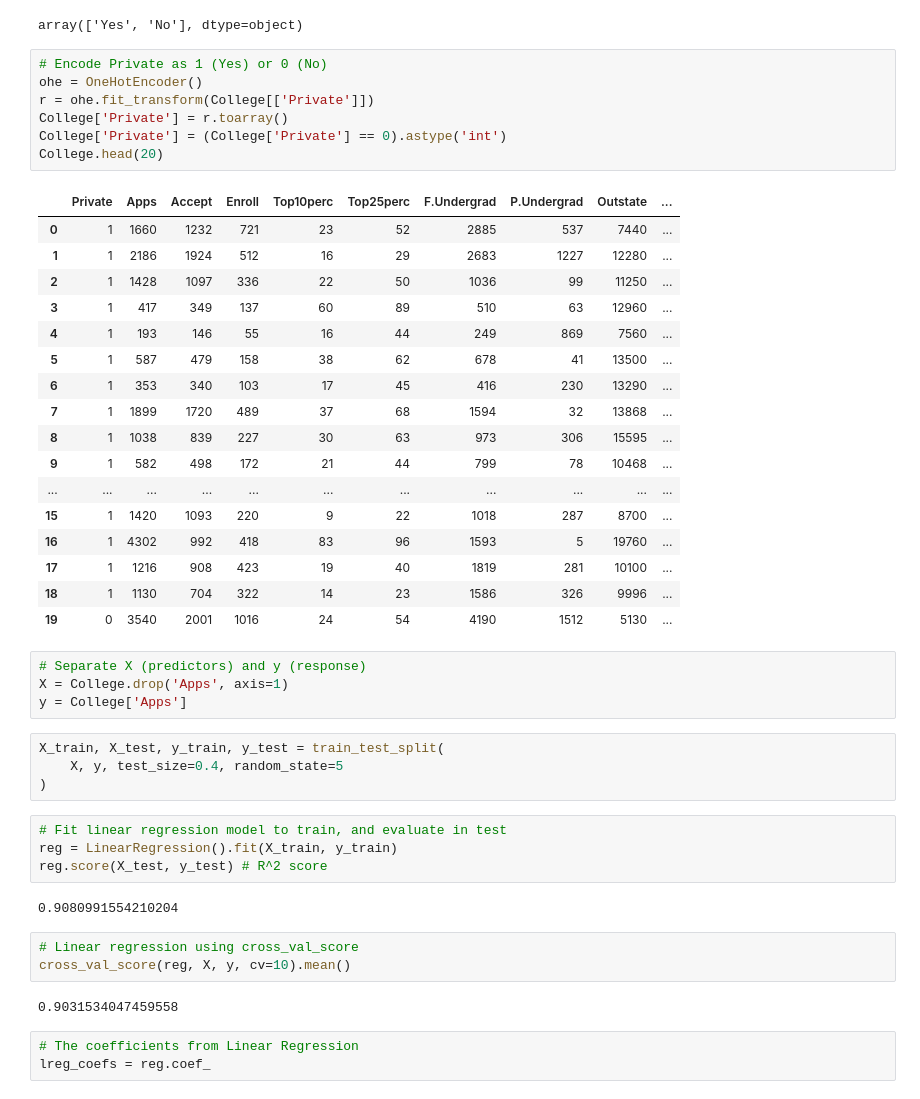
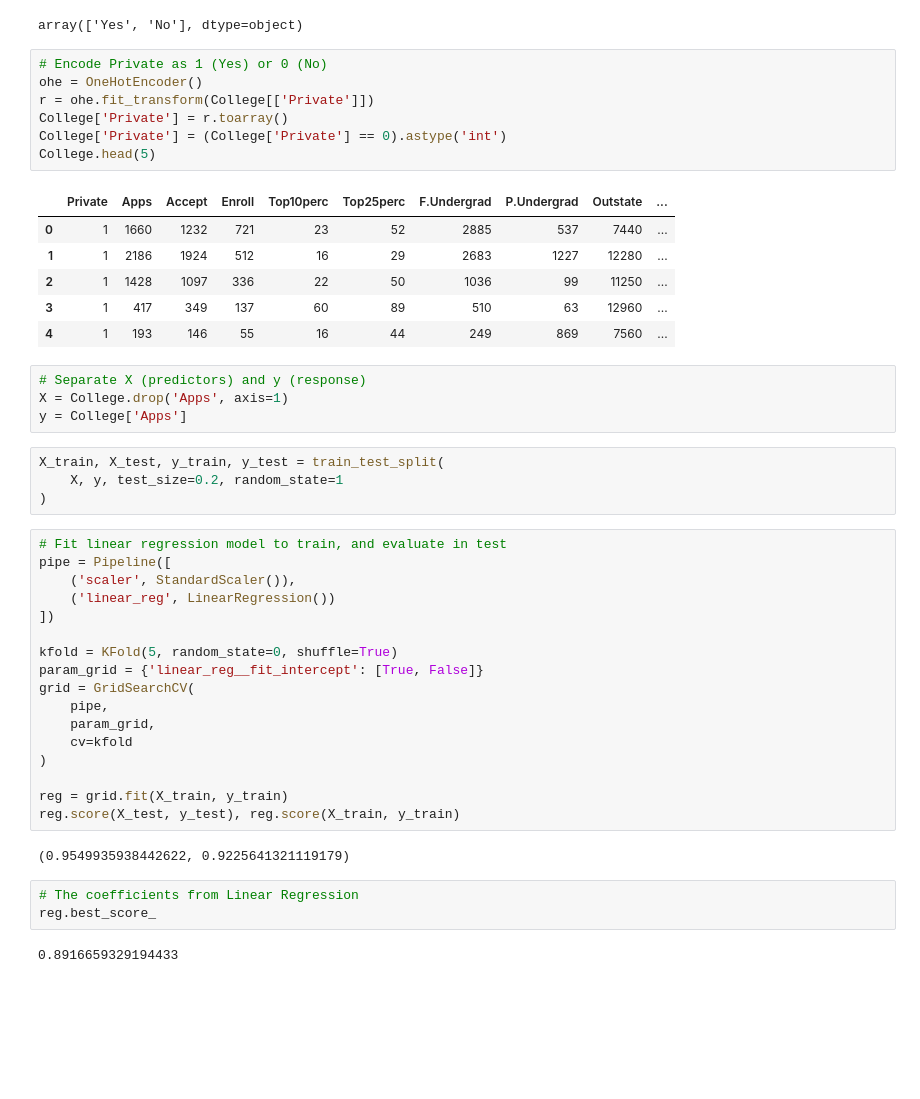
Before and after one commit to deusdevok/ISLP_Python, a Jupyter notebook: Chapter 6/Exercise9.ipynb, the cells around one changed output. Drawn from its saved outputs; the diff is of its cells as text; blank space fills up the shorter version.

```diff
--- a/Chapter 6/Exercise9.ipynb
+++ b/Chapter 6/Exercise9.ipynb
@@ -39,47 +30,46 @@ array(['Yes', 'No'], dtype=object)
 # %%
 # Encode Private as 1 (Yes) or 0 (No)
 ohe = OneHotEncoder()
 r = ohe.fit_transform(College[['Private']])
 College['Private'] = r.toarray()
 College['Private'] = (College['Private'] == 0).astype('int')
-College.head(20)
+College.head(5)
 # %% [output]
 |  | Private | Apps | Accept | Enroll | Top10perc | Top25perc | F.Undergrad | P.Undergrad | Outstate | ... |
 | 0 | 1 | 1660 | 1232 | 721 | 23 | 52 | 2885 | 537 | 7440 | ... |
 | 1 | 1 | 2186 | 1924 | 512 | 16 | 29 | 2683 | 1227 | 12280 | ... |
 | 2 | 1 | 1428 | 1097 | 336 | 22 | 50 | 1036 | 99 | 11250 | ... |
 | 3 | 1 | 417 | 349 | 137 | 60 | 89 | 510 | 63 | 12960 | ... |
 | 4 | 1 | 193 | 146 | 55 | 16 | 44 | 249 | 869 | 7560 | ... |
-| 5 | 1 | 587 | 479 | 158 | 38 | 62 | 678 | 41 | 13500 | ... |
-| 6 | 1 | 353 | 340 | 103 | 17 | 45 | 416 | 230 | 13290 | ... |
-| 7 | 1 | 1899 | 1720 | 489 | 37 | 68 | 1594 | 32 | 13868 | ... |
-| 8 | 1 | 1038 | 839 | 227 | 30 | 63 | 973 | 306 | 15595 | ... |
-| 9 | 1 | 582 | 498 | 172 | 21 | 44 | 799 | 78 | 10468 | ... |
-| ... | ... | ... | ... | ... | ... | ... | ... | ... | ... | ... |
-| 15 | 1 | 1420 | 1093 | 220 | 9 | 22 | 1018 | 287 | 8700 | ... |
-| 16 | 1 | 4302 | 992 | 418 | 83 | 96 | 1593 | 5 | 19760 | ... |
-| 17 | 1 | 1216 | 908 | 423 | 19 | 40 | 1819 | 281 | 10100 | ... |
-| 18 | 1 | 1130 | 704 | 322 | 14 | 23 | 1586 | 326 | 9996 | ... |
-| 19 | 0 | 3540 | 2001 | 1016 | 24 | 54 | 4190 | 1512 | 5130 | ... |
 # %%
 # Separate X (predictors) and y (response)
 X = College.drop('Apps', axis=1)
 y = College['Apps']
 # %%
 X_train, X_test, y_train, y_test = train_test_split(
-    X, y, test_size=0.4, random_state=5
+    X, y, test_size=0.2, random_state=1
 )
 # %%
 # Fit linear regression model to train, and evaluate in test
-reg = LinearRegression().fit(X_train, y_train)
-reg.score(X_test, y_test) # R^2 score
+pipe = Pipeline([
+    ('scaler', StandardScaler()),
+    ('linear_reg', LinearRegression())
+])
+
+kfold = KFold(5, random_state=0, shuffle=True)
+param_grid = {'linear_reg__fit_intercept': [True, False]}
+grid = GridSearchCV(
+    pipe,
+    param_grid,
+    cv=kfold
+)
+
+reg = grid.fit(X_train, y_train)
+reg.score(X_test, y_test), reg.score(X_train, y_train)
 # %% [output]
-0.9080991554210204
+(0.9549935938442622, 0.9225641321119179)
-# %%
-# Linear regression using cross_val_score
-cross_val_score(reg, X, y, cv=10).mean()
-# %% [output]
-0.9031534047459558
 # %%
 # The coefficients from Linear Regression
-lreg_coefs = reg.coef_
+reg.best_score_
+# %% [output]
+0.8916659329194433
```
Also changed, not shown: parts of 9 cells of this notebook, 2 other files.
